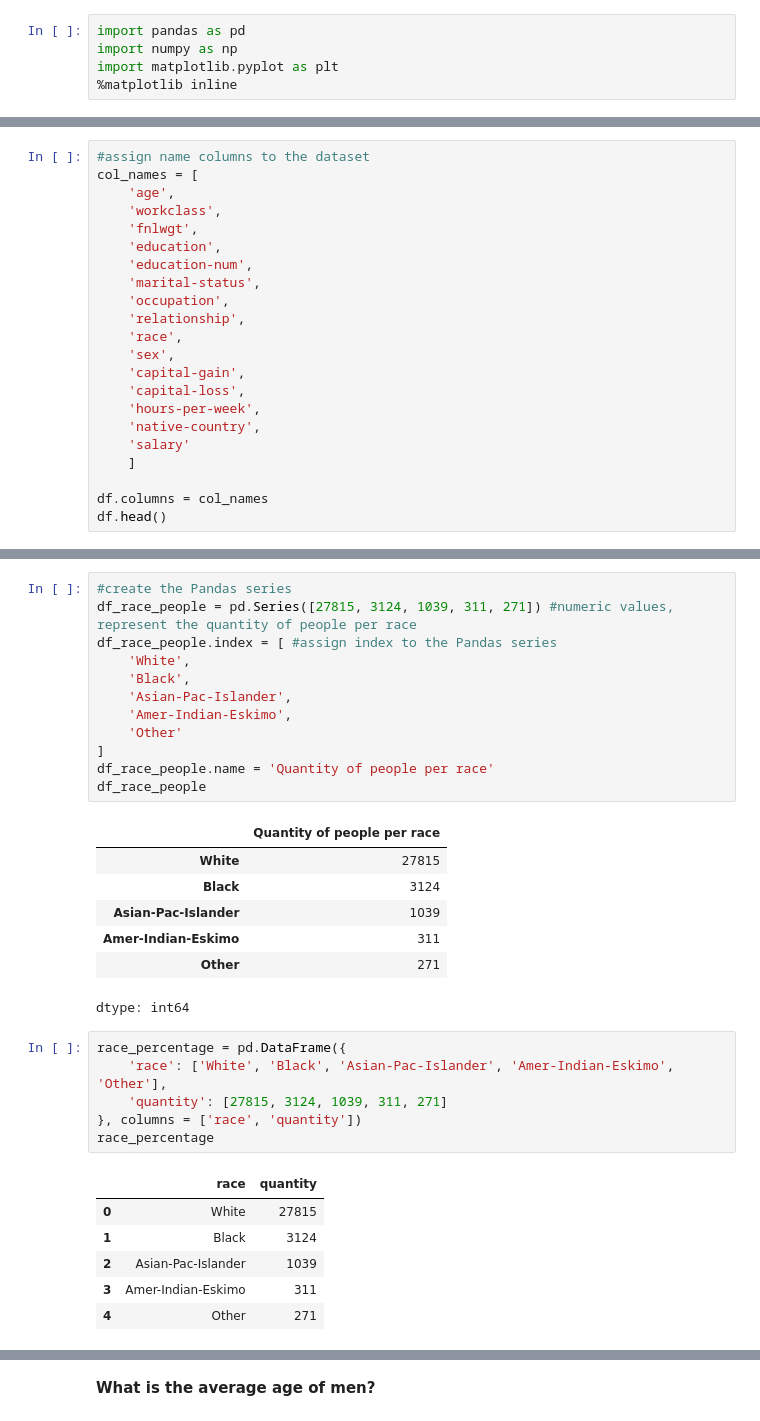
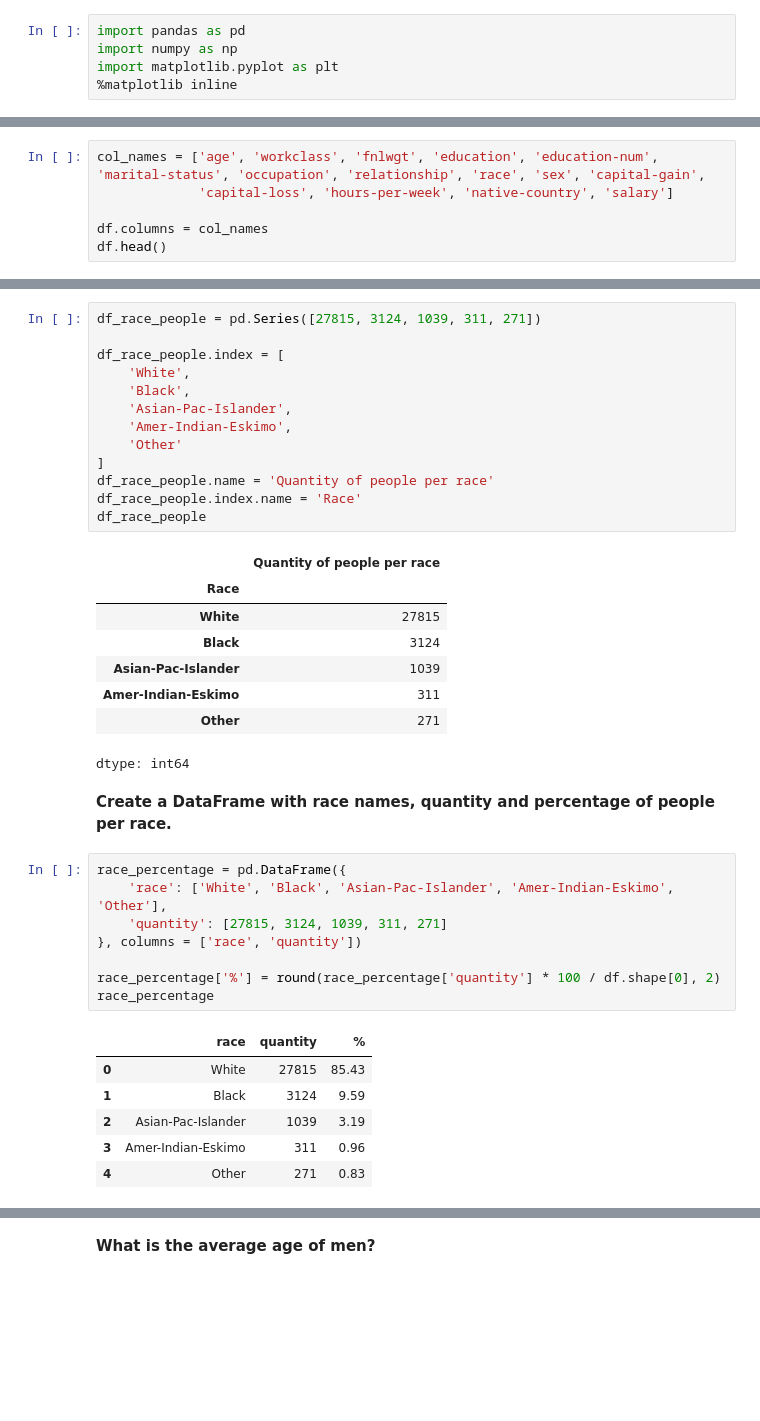
Before and after one commit to mfernandezzz/Data-Analysis-Projects, a Jupyter notebook: demographic_data_analyzer.ipynb, the cells around one changed output, grey strips where cells are left out. Cells and saved outputs as stored; diff of their text form; blank space fills up the shorter version.

```diff
--- a/demographic_data_analyzer.ipynb
+++ b/demographic_data_analyzer.ipynb
@@ -36,22 +28,6 @@ df.shape #rows, columns
 # %%
-#assign name columns to the dataset
-col_names = [
-    'age',
-    'workclass',
-    'fnlwgt',
-    'education',
-    'education-num',
-    'marital-status',
-    'occupation',
-    'relationship',
-    'race',
-    'sex',
-    'capital-gain',
-    'capital-loss',
-    'hours-per-week',
-    'native-country',
-    'salary'
-    ]
+col_names = ['age', 'workclass', 'fnlwgt', 'education', 'education-num', 'marital-status', 'occupation', 'relationship', 'race', 'sex', 'capital-gain',
+             'capital-loss', 'hours-per-week', 'native-country', 'salary']
 
 df.columns = col_names
 df.head()
@@ -80,7 +90,7 @@ dtype: int64
 # %%
-#create the Pandas series
-df_race_people = pd.Series([27815, 3124, 1039, 311, 271]) #numeric values, represent the quantity of people per race
-df_race_people.index = [ #assign index to the Pandas series
+df_race_people = pd.Series([27815, 3124, 1039, 311, 271])
+
+df_race_people.index = [
     'White',
     'Black',
     'Asian-Pac-Islander',
@@ -88,25 +98,31 @@ df_race_people.index = [ #assign index to the Pandas series
     'Other'
 ]
 df_race_people.name = 'Quantity of people per race'
+df_race_people.index.name = 'Race'
 df_race_people
 # %% [output]
 |  | Quantity of people per race |
+| Race |  |
 | White | 27815 |
 | Black | 3124 |
 | Asian-Pac-Islander | 1039 |
 | Amer-Indian-Eskimo | 311 |
 | Other | 271 |
 dtype: int64
+# %% [markdown]
+**Create a DataFrame with race names, quantity and percentage of people per race.**
 # %%
 race_percentage = pd.DataFrame({
     'race': ['White', 'Black', 'Asian-Pac-Islander', 'Amer-Indian-Eskimo', 'Other'],
     'quantity': [27815, 3124, 1039, 311, 271]
 }, columns = ['race', 'quantity'])
+
+race_percentage['%'] = round(race_percentage['quantity'] * 100 / df.shape[0], 2)
 race_percentage
 # %% [output]
-|  | race | quantity |
-| 0 | White | 27815 |
-| 1 | Black | 3124 |
-| 2 | Asian-Pac-Islander | 1039 |
-| 3 | Amer-Indian-Eskimo | 311 |
-| 4 | Other | 271 |
+|  | race | quantity | % |
+| 0 | White | 27815 | 85.43 |
+| 1 | Black | 3124 | 9.59 |
+| 2 | Asian-Pac-Islander | 1039 | 3.19 |
+| 3 | Amer-Indian-Eskimo | 311 | 0.96 |
+| 4 | Other | 271 | 0.83 |
```
Also changed, not shown: parts of 72 cells of this notebook.
